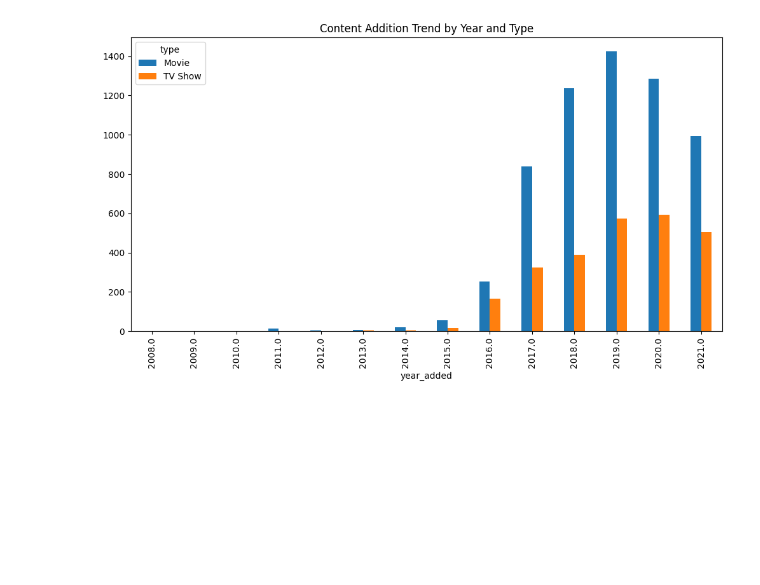
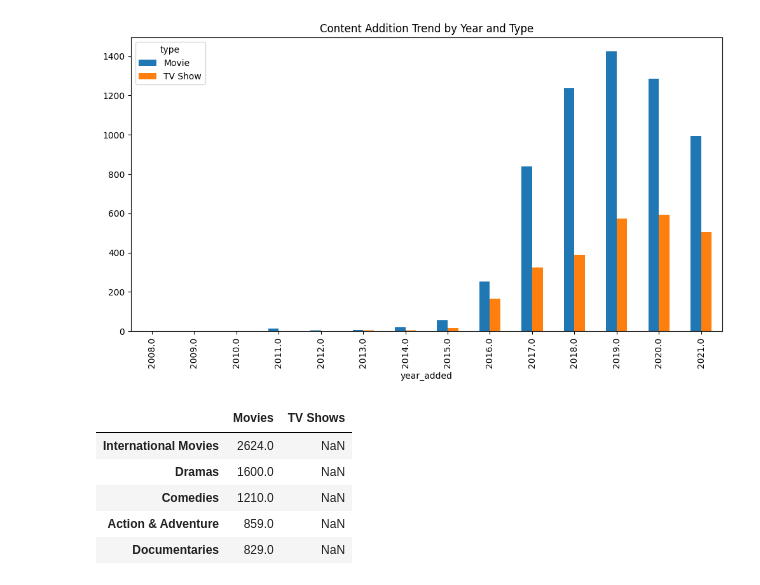
Before and after one commit to raju1207/Netflix-Data-Analysis, a Jupyter notebook: Netflix_Data_Analysis.ipynb, the cells around one changed output. Drawn from its saved outputs; the diff is of its cells as text; code cells hidden in the pictures; blank space fills up the shorter version.

```diff
--- a/Netflix_Data_Analysis.ipynb
+++ b/Netflix_Data_Analysis.ipynb
@@ -64,3 +64,25 @@ content_trend.tail()  # Show recent years
 [figure]
 # %%
 # Q-2: Which genres are most dominant across different content types?
+# %%
+# Split 'listed_in' into individual genres
+Netflix_Data['genres'] = Netflix_Data['listed_in'].str.split(',')
+
+# Create a new DataFrame for genre frequencies by type
+from collections import Counter
+
+def genre_counter(df, content_type):
+    genres = df[df['type'] == content_type]['genres'].dropna().sum()
+    return Counter(genres)
+
+movie_genres = genre_counter(Netflix_Data, 'Movie')
+tv_show_genres = genre_counter(Netflix_Data, 'TV Show')
+
+pd.DataFrame([movie_genres, tv_show_genres], index=['Movies', 'TV Shows']).T.sort_values(by='Movies', ascending=False).head()
+# %% [output]
+|  | Movies | TV Shows |
+| International Movies | 2624.0 | NaN |
+| Dramas | 1600.0 | NaN |
+| Comedies | 1210.0 | NaN |
+| Action & Adventure | 859.0 | NaN |
+| Documentaries | 829.0 | NaN |
```
